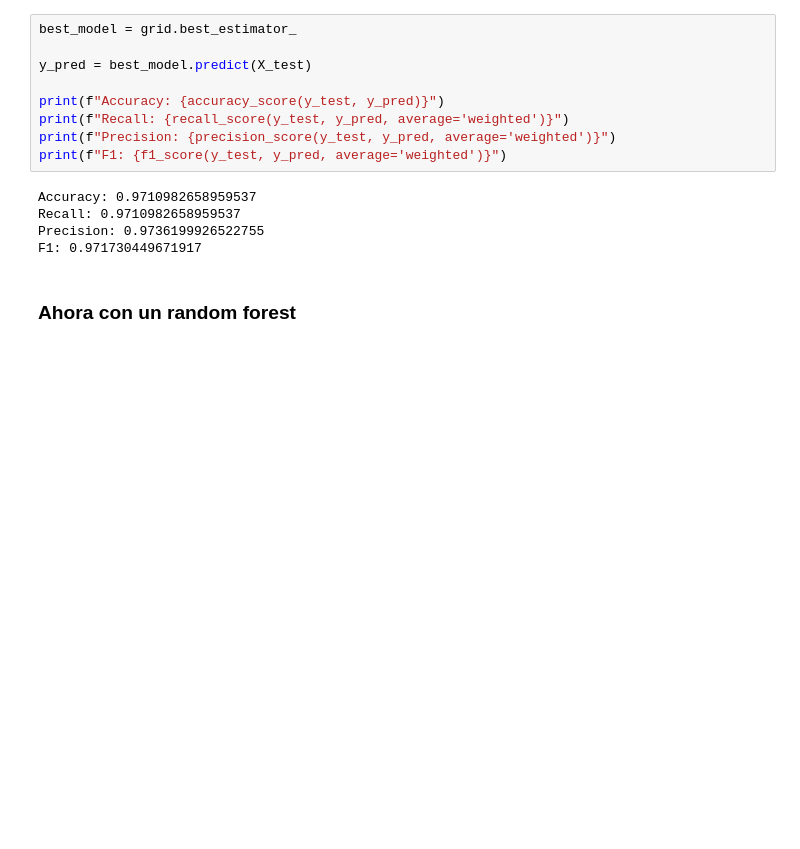
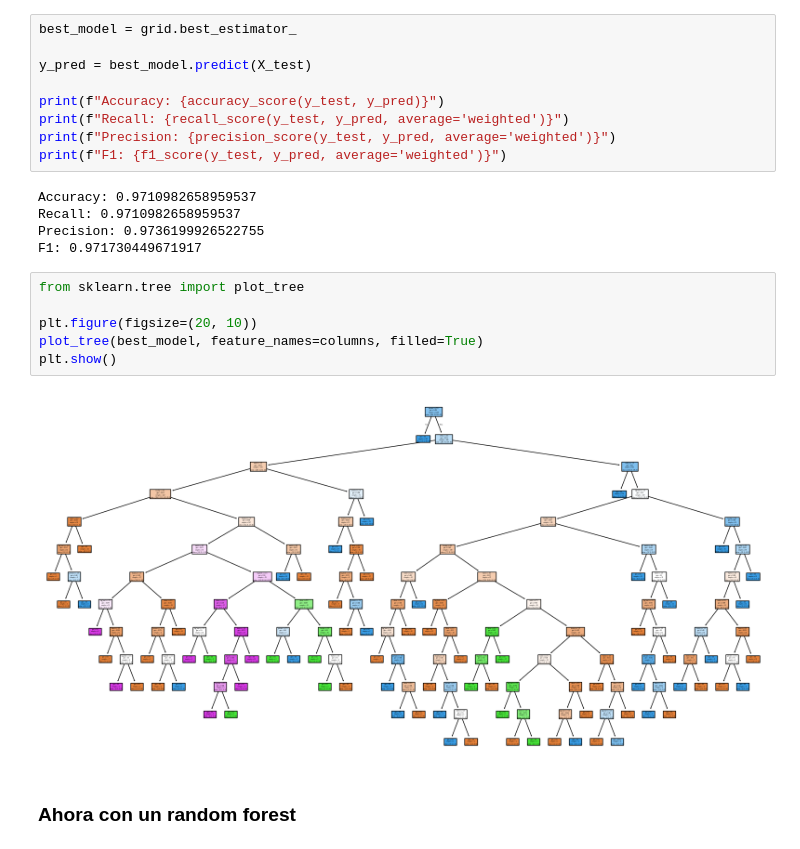
Before and after one commit to santortiz/ml-overview, a Jupyter notebook: notebooks/decision_trees/car_decision_tree.ipynb, the cells around one changed output. Drawn from its saved outputs; the diff is of its cells as text; blank space fills up the shorter version.

```diff
--- a/notebooks/decision_trees/car_decision_tree.ipynb
+++ b/notebooks/decision_trees/car_decision_tree.ipynb
@@ -184,6 +184,14 @@ Accuracy: 0.9710982658959537
 Recall: 0.9710982658959537
 Precision: 0.9736199926522755
 F1: 0.971730449671917
+# %%
+from sklearn.tree import plot_tree
+
+plt.figure(figsize=(20, 10))
+plot_tree(best_model, feature_names=columns, filled=True)
+plt.show()
+# %% [output]
+[figure, added]
 # %% [markdown]
 ### Ahora con un random forest
 # %%
```
Also changed, not shown: 1 other file.
